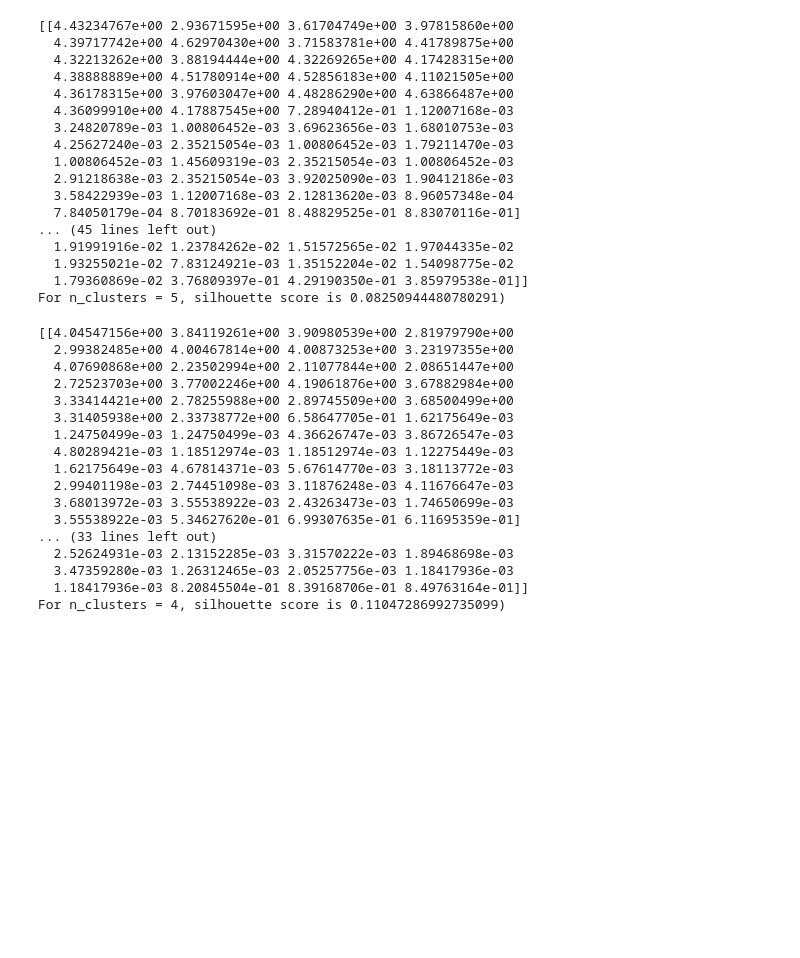
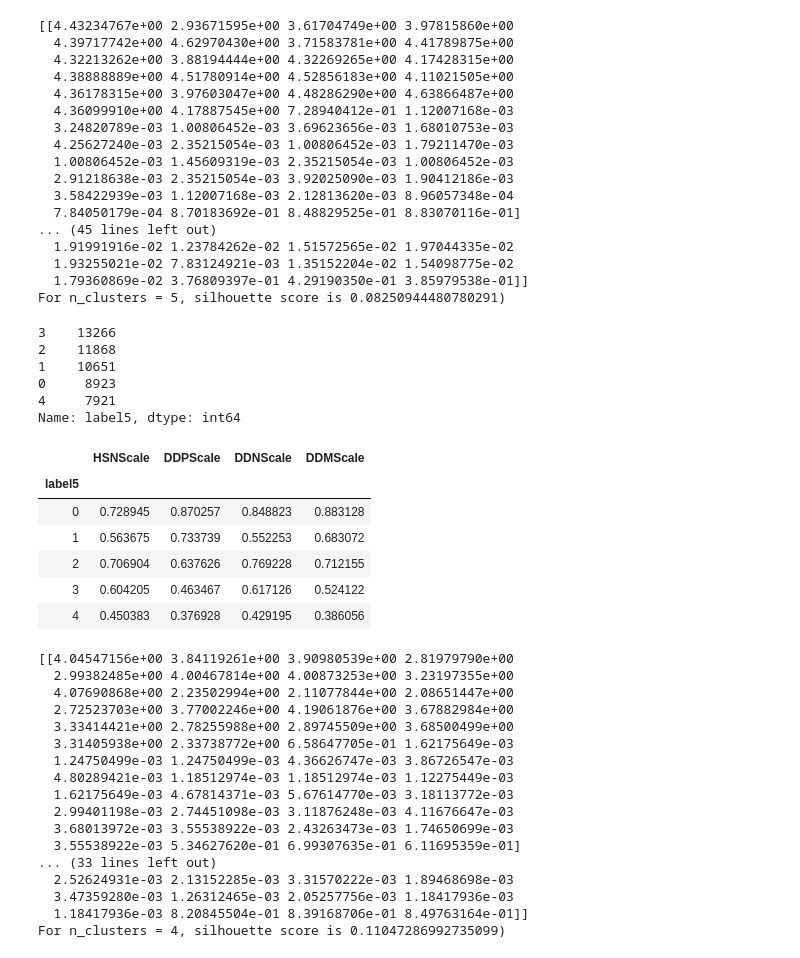
Before and after one commit to pengtianan/final-project, a Jupyter notebook: your-project/Unsupervised.ipynb, the cells around one changed output. Drawn from its saved outputs; the diff is of its cells as text; code cells hidden in the pictures; blank space fills up the shorter version.

```diff
--- a/your-project/Unsupervised.ipynb
+++ b/your-project/Unsupervised.ipynb
@@ -388,3 +333,24 @@ For n_clusters = 5, silhouette score is 0.08250944480780291)
+# %%
+ds1.label5.value_counts()
+# %% [output]
+3    13266
+2    11868
+1    10651
+0     8923
+4     7921
+Name: label5, dtype: int64
+# %%
+ds1.groupby("label5")[["HSNScale","DDPScale","DDNScale","DDMScale"]].mean()
+#Even though the silhouette score is lower than for k = 4 (0.08 isntead of 0.34)
+#the group size and the average personalities are better differenciated, so we will keep this model before going into explroatory analysis
+# %% [output]
+|  | HSNScale | DDPScale | DDNScale | DDMScale |
+| label5 |  |  |  |  |
+| 0 | 0.728945 | 0.870257 | 0.848823 | 0.883128 |
+| 1 | 0.563675 | 0.733739 | 0.552253 | 0.683072 |
+| 2 | 0.706904 | 0.637626 | 0.769228 | 0.712155 |
+| 3 | 0.604205 | 0.463467 | 0.617126 | 0.524122 |
+| 4 | 0.450383 | 0.376928 | 0.429195 | 0.386056 |
 # %%
 #lets try with k=4 as our previous tests recommended so, see if we can improve silhouette score
 n_clusters = 4
```
Also changed, not shown: parts of 22 cells of this notebook, 3 other files.
